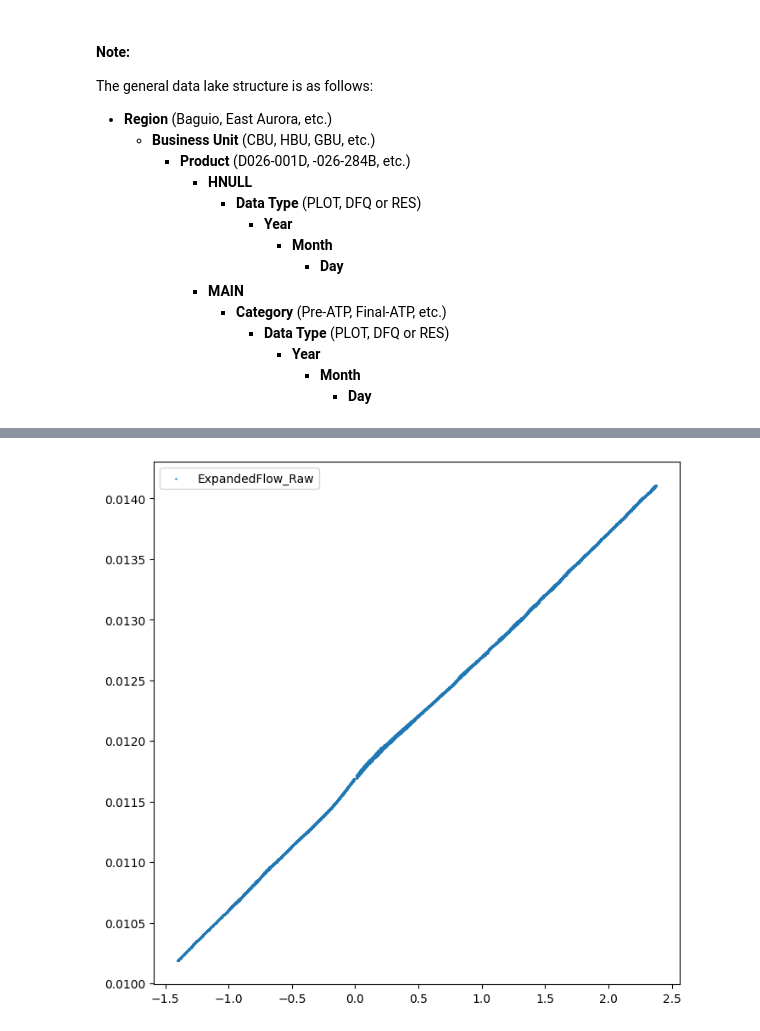
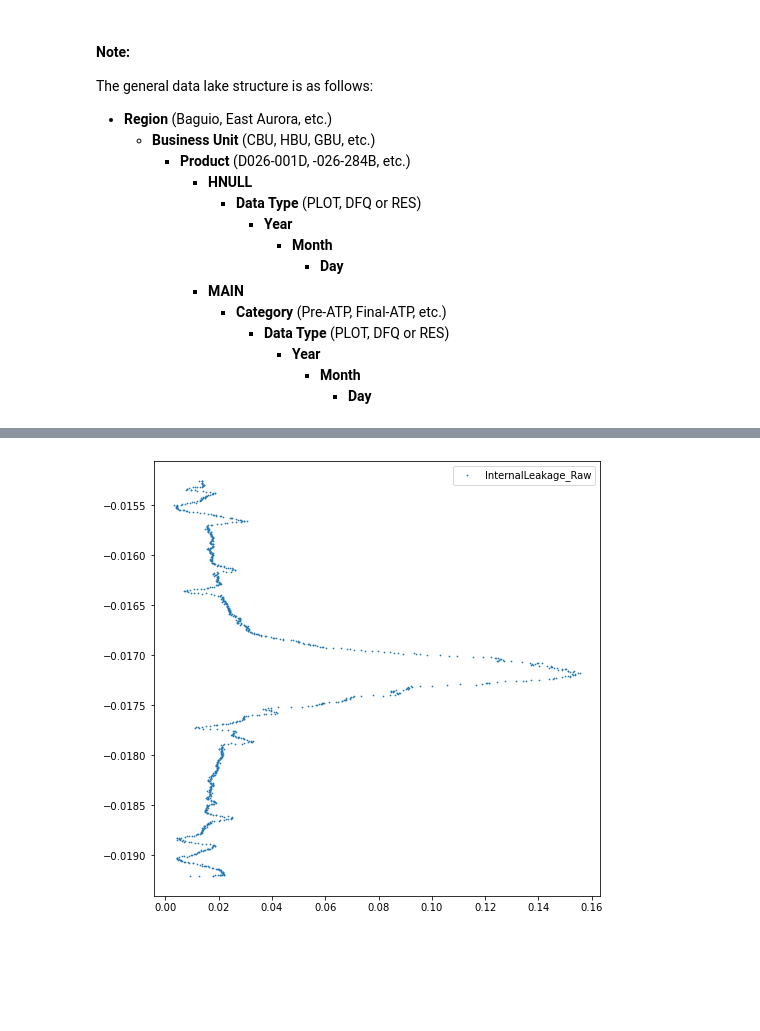
Before and after one commit to hlazatin/ph-sf-prescriptive-quality, a Jupyter notebook: notebooks/Plot Data Exploration.ipynb, the cells around one changed output, grey strips where cells are left out. Drawn from its saved outputs; the diff is of its cells as text; code cells hidden in the pictures; blank space fills up the shorter version.

```diff
--- a/notebooks/Plot Data Exploration.ipynb
+++ b/notebooks/Plot Data Exploration.ipynb
@@ -158,5 +100,5 @@ plot([f"Land{i}_Raw" for i in lands]+[f"Land{i}_Fitted" for i in lands], df.iloc
-# %%
-plot(["ExpandedFlow_Raw"], df.iloc[2])
-# %% [output]
-[figure, removed]
+# %%
+plot(["InternalLeakage_Raw"], results_df.iloc[6])
+# %% [output]
+[figure, added]
 # %%
```
Also changed, not shown: parts of 14 cells of this notebook, 4 other files.
